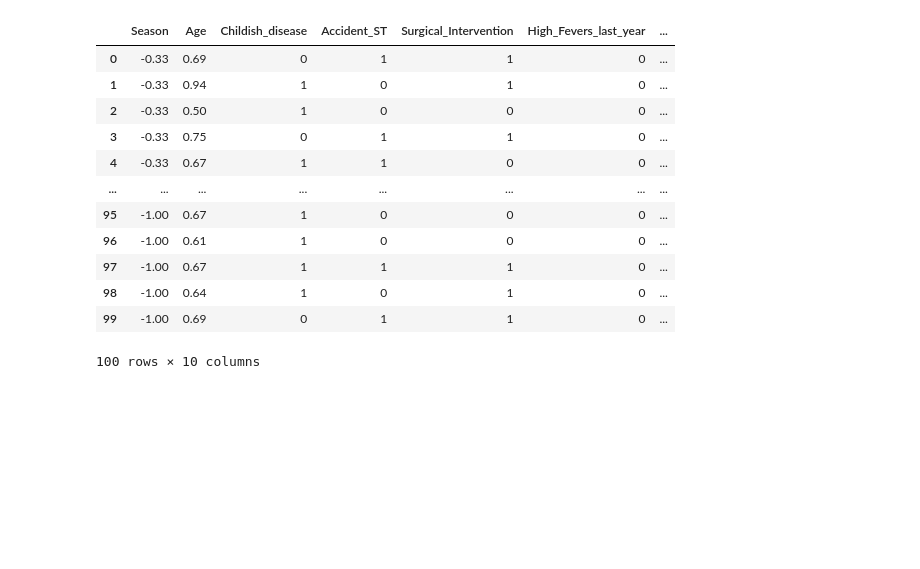
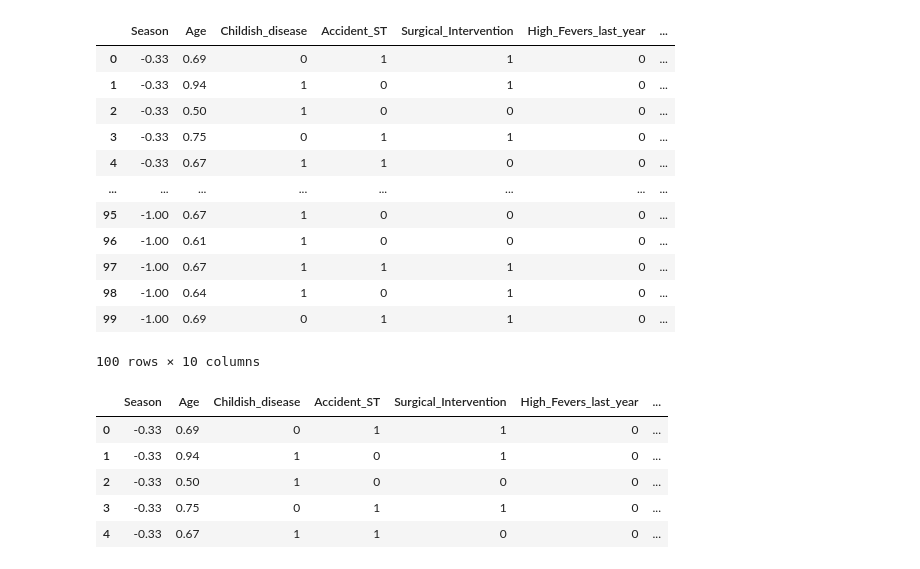
Before and after one commit to ta-data-bcn/lab-import-export, a Jupyter notebook: your-code/main.ipynb, the cells around one changed output. Saved outputs shown, nothing was run; the diff lists cells and outputs as text; code cells hidden in the pictures; blank space fills up the shorter version.

Commit message:
Adding the .head() functionto the bonus

```diff
--- a/your-code/main.ipynb
+++ b/your-code/main.ipynb
@@ -219,3 +219,12 @@ Requirement already satisfied: idna<3,>=2.5 in /usr/local/Cellar/jupyterlab/2.0.
 | 98 | -1.00 | 0.64 | 1 | 0 | 1 | 0 | ... |
 | 99 | -1.00 | 0.69 | 0 | 1 | 1 | 0 | ... |
 100 rows × 10 columns
+# %%
+Fertility.head()
+# %% [output]
+|  | Season | Age | Childish_disease | Accident_ST | Surgical_Intervention | High_Fevers_last_year | ... |
+| 0 | -0.33 | 0.69 | 0 | 1 | 1 | 0 | ... |
+| 1 | -0.33 | 0.94 | 1 | 0 | 1 | 0 | ... |
+| 2 | -0.33 | 0.50 | 1 | 0 | 0 | 0 | ... |
+| 3 | -0.33 | 0.75 | 0 | 1 | 1 | 0 | ... |
+| 4 | -0.33 | 0.67 | 1 | 1 | 0 | 0 | ... |
```
